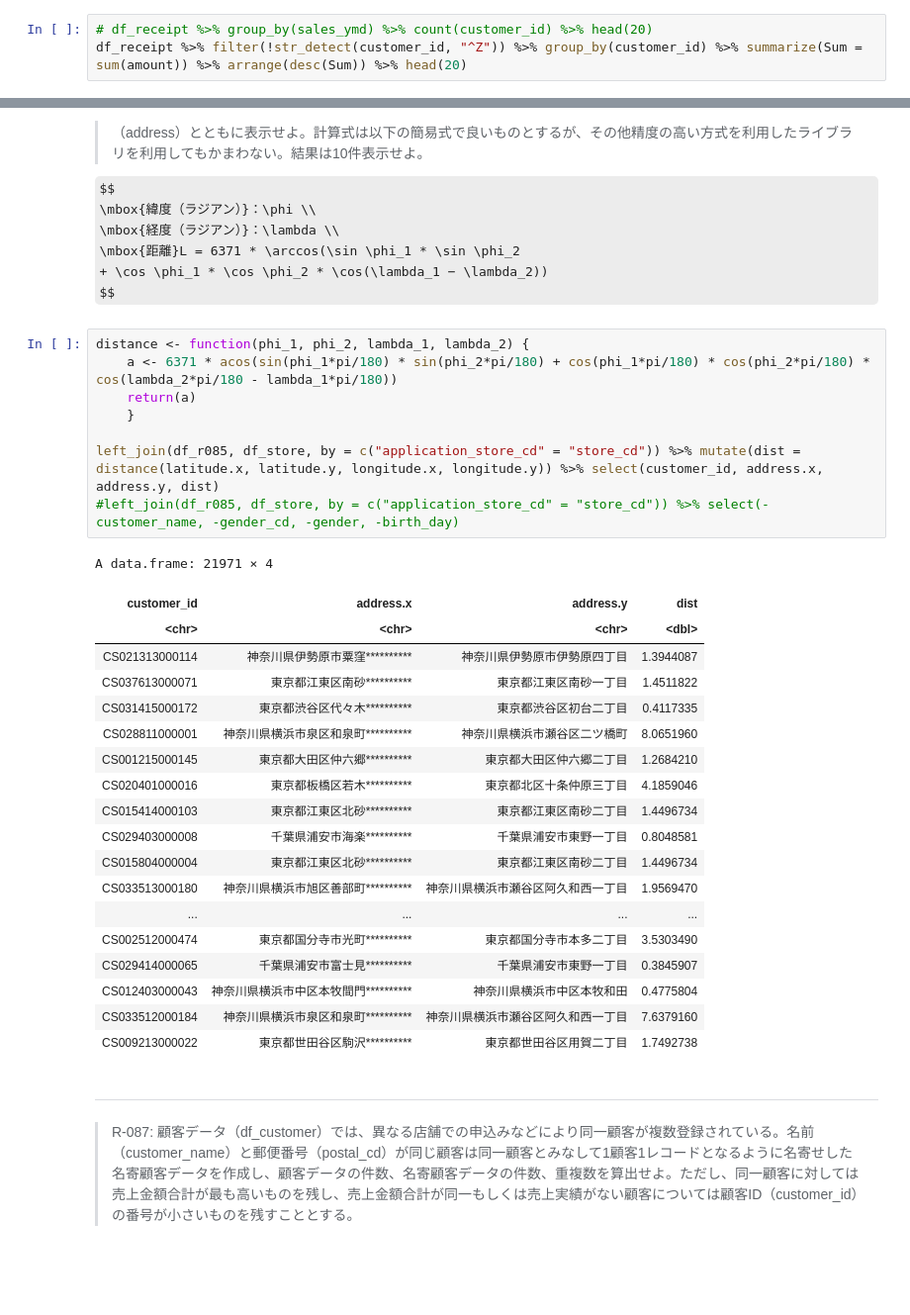
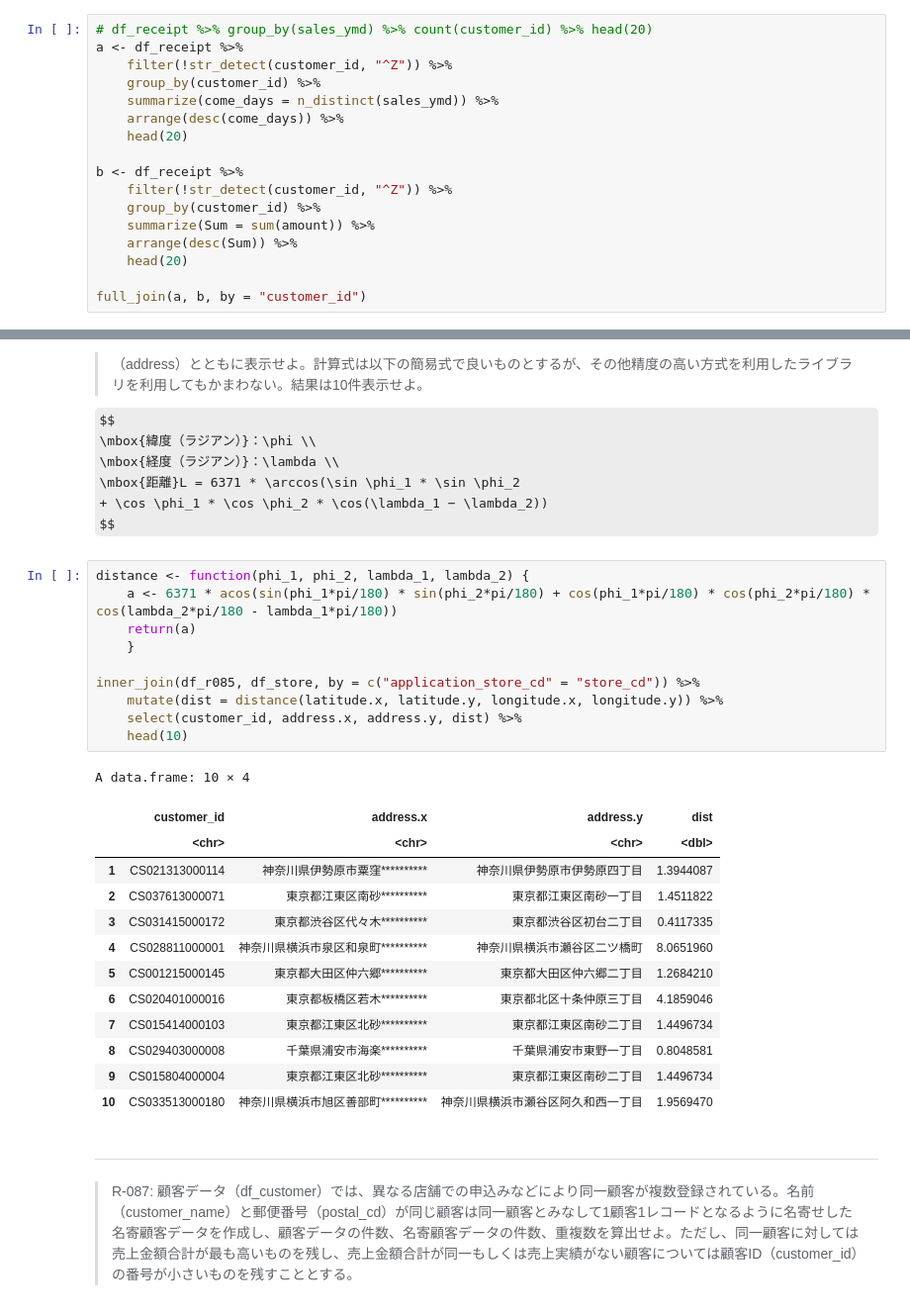
Before and after one commit to sishii0418/100knocks-preprocess, a Jupyter notebook: docker/work/preprocess_knock_R.ipynb, the cells around one changed output, grey strips where cells are left out. Shown: that part at 99% size. Saved outputs shown, nothing was run; the diff lists cells and outputs as text; some formulas as TeX source; blank space fills up the shorter version.

```diff
--- a/docker/work/preprocess_knock_R.ipynb
+++ b/docker/work/preprocess_knock_R.ipynb
@@ -732,5 +728,19 @@ A tibble: 10 × 2
 > R-039: レシート明細データ（df_receipt）から、売上日数の多い顧客の上位20件を抽出したデータと、売上金額合計の多い顧客の上位20件を抽出したデータをそれぞれ作成し、さらにその2つを完全外部結合せよ。ただし、非会員（顧客IDが"Z"から始まるもの）は除外すること。
 # %%
 # df_receipt %>% group_by(sales_ymd) %>% count(customer_id) %>% head(20)
-df_receipt %>% filter(!str_detect(customer_id, "^Z")) %>% group_by(customer_id) %>% summarize(Sum = sum(amount)) %>% arrange(desc(Sum)) %>% head(20)
+a <- df_receipt %>%
+    filter(!str_detect(customer_id, "^Z")) %>%
+    group_by(customer_id) %>%
+    summarize(come_days = n_distinct(sales_ymd)) %>%
+    arrange(desc(come_days)) %>%
+    head(20)
+
+b <- df_receipt %>%
+    filter(!str_detect(customer_id, "^Z")) %>%
+    group_by(customer_id) %>%
+    summarize(Sum = sum(amount)) %>%
+    arrange(desc(Sum)) %>%
+    head(20)
+
+full_join(a, b, by = "customer_id")
 # %% [output]
@@ -1841,31 +1812,27 @@ $$
 # %%
 distance <- function(phi_1, phi_2, lambda_1, lambda_2) {
     a <- 6371 * acos(sin(phi_1*pi/180) * sin(phi_2*pi/180) + cos(phi_1*pi/180) * cos(phi_2*pi/180) * cos(lambda_2*pi/180 - lambda_1*pi/180))
     return(a)
     }
 
-left_join(df_r085, df_store, by = c("application_store_cd" = "store_cd")) %>% mutate(dist = distance(latitude.x, latitude.y, longitude.x, longitude.y)) %>% select(customer_id, address.x, address.y, dist)
-#left_join(df_r085, df_store, by = c("application_store_cd" = "store_cd")) %>% select(-customer_name, -gender_cd, -gender, -birth_day)
+inner_join(df_r085, df_store, by = c("application_store_cd" = "store_cd")) %>%
+    mutate(dist = distance(latitude.x, latitude.y, longitude.x, longitude.y)) %>%
+    select(customer_id, address.x, address.y, dist) %>%
+    head(10)
 # %% [output]
-A data.frame: 21971 × 4
+A data.frame: 10 × 4
-| customer_id | address.x | address.y | dist |
-| <chr> | <chr> | <chr> | <dbl> |
-| CS021313000114 | 神奈川県伊勢原市粟窪********** | 神奈川県伊勢原市伊勢原四丁目 | 1.3944087 |
-| CS037613000071 | 東京都江東区南砂********** | 東京都江東区南砂一丁目 | 1.4511822 |
-| CS031415000172 | 東京都渋谷区代々木********** | 東京都渋谷区初台二丁目 | 0.4117335 |
-| CS028811000001 | 神奈川県横浜市泉区和泉町********** | 神奈川県横浜市瀬谷区二ツ橋町 | 8.0651960 |
-| CS001215000145 | 東京都大田区仲六郷********** | 東京都大田区仲六郷二丁目 | 1.2684210 |
-| CS020401000016 | 東京都板橋区若木********** | 東京都北区十条仲原三丁目 | 4.1859046 |
-| CS015414000103 | 東京都江東区北砂********** | 東京都江東区南砂二丁目 | 1.4496734 |
-| CS029403000008 | 千葉県浦安市海楽********** | 千葉県浦安市東野一丁目 | 0.8048581 |
-| CS015804000004 | 東京都江東区北砂********** | 東京都江東区南砂二丁目 | 1.4496734 |
-| CS033513000180 | 神奈川県横浜市旭区善部町********** | 神奈川県横浜市瀬谷区阿久和西一丁目 | 1.9569470 |
-| ... | ... | ... | ... |
-| CS002512000474 | 東京都国分寺市光町********** | 東京都国分寺市本多二丁目 | 3.5303490 |
-| CS029414000065 | 千葉県浦安市富士見********** | 千葉県浦安市東野一丁目 | 0.3845907 |
-| CS012403000043 | 神奈川県横浜市中区本牧間門********** | 神奈川県横浜市中区本牧和田 | 0.4775804 |
-| CS033512000184 | 神奈川県横浜市泉区和泉町********** | 神奈川県横浜市瀬谷区阿久和西一丁目 | 7.6379160 |
-| CS009213000022 | 東京都世田谷区駒沢********** | 東京都世田谷区用賀二丁目 | 1.7492738 |
+|  | customer_id | address.x | address.y | dist |
+|  | <chr> | <chr> | <chr> | <dbl> |
+| 1 | CS021313000114 | 神奈川県伊勢原市粟窪********** | 神奈川県伊勢原市伊勢原四丁目 | 1.3944087 |
+| 2 | CS037613000071 | 東京都江東区南砂********** | 東京都江東区南砂一丁目 | 1.4511822 |
+| 3 | CS031415000172 | 東京都渋谷区代々木********** | 東京都渋谷区初台二丁目 | 0.4117335 |
+| 4 | CS028811000001 | 神奈川県横浜市泉区和泉町********** | 神奈川県横浜市瀬谷区二ツ橋町 | 8.0651960 |
+| 5 | CS001215000145 | 東京都大田区仲六郷********** | 東京都大田区仲六郷二丁目 | 1.2684210 |
+| 6 | CS020401000016 | 東京都板橋区若木********** | 東京都北区十条仲原三丁目 | 4.1859046 |
+| 7 | CS015414000103 | 東京都江東区北砂********** | 東京都江東区南砂二丁目 | 1.4496734 |
+| 8 | CS029403000008 | 千葉県浦安市海楽********** | 千葉県浦安市東野一丁目 | 0.8048581 |
+| 9 | CS015804000004 | 東京都江東区北砂********** | 東京都江東区南砂二丁目 | 1.4496734 |
+| 10 | CS033513000180 | 神奈川県横浜市旭区善部町********** | 神奈川県横浜市瀬谷区阿久和西一丁目 | 1.9569470 |
 # %% [markdown]
 ---
 > R-087: 顧客データ（df_customer）では、異なる店舗での申込みなどにより同一顧客が複数登録されている。名前（customer_name）と郵便番号（postal_cd）が同じ顧客は同一顧客とみなして1顧客1レコードとなるように名寄せした名寄顧客データを作成し、顧客データの件数、名寄顧客データの件数、重複数を算出せよ。ただし、同一顧客に対しては売上金額合計が最も高いものを残し、売上金額合計が同一もしくは売上実績がない顧客については顧客ID（customer_id）の番号が小さいものを残すこととする。
```
Also changed, not shown: parts of 51 cells of this notebook.
